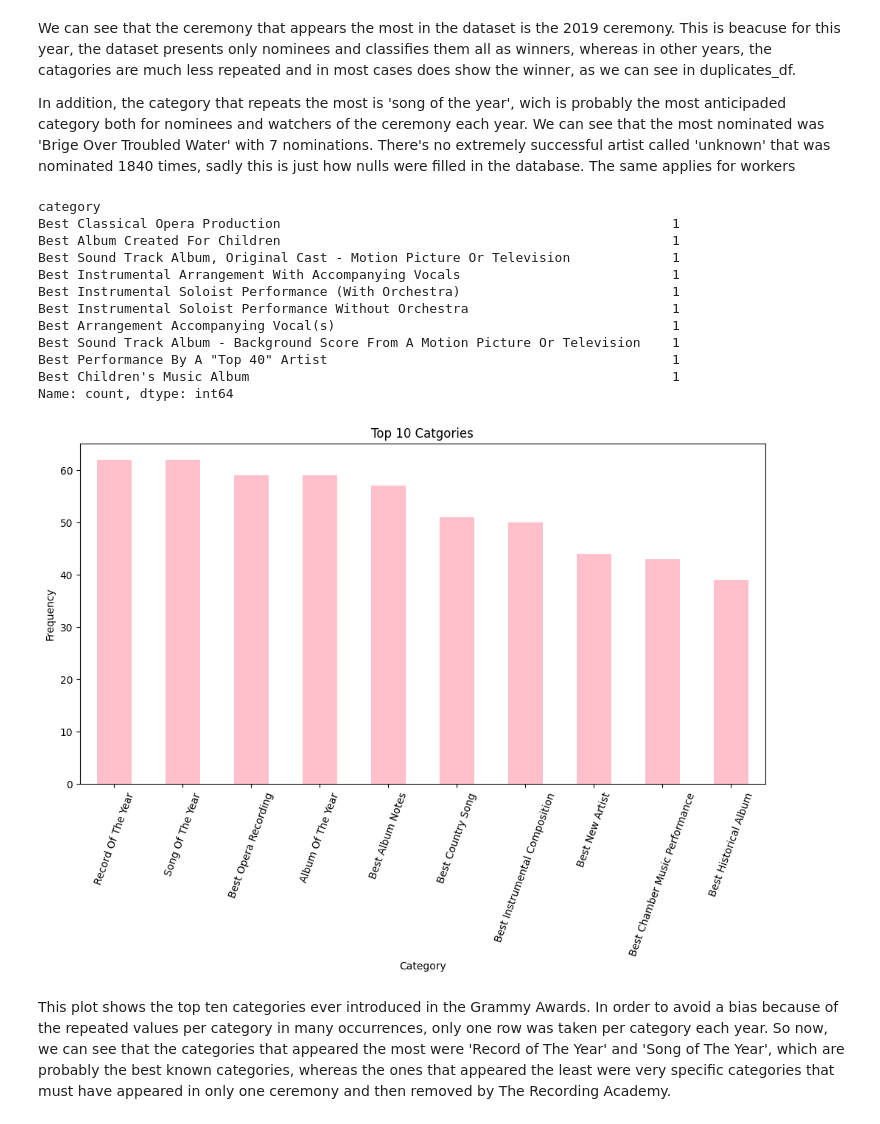
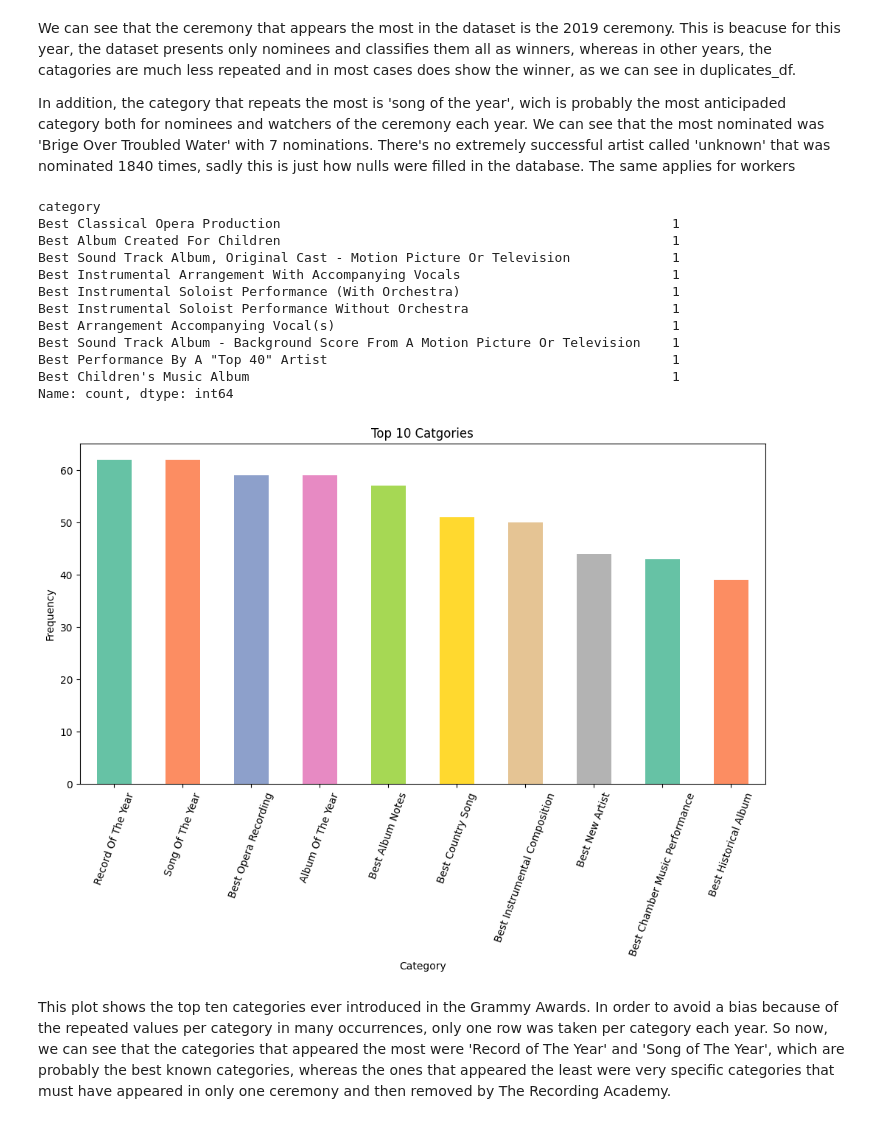
Before and after one commit to YOANGELICA/airflow_data_engineer_challenge, a Jupyter notebook: exploratory_data_analysis/grammys_eda.ipynb, the cells around one changed output. Drawn from its saved outputs; the diff is of its cells as text; code cells hidden in the pictures.

```diff
--- a/exploratory_data_analysis/grammys_eda.ipynb
+++ b/exploratory_data_analysis/grammys_eda.ipynb
@@ -7,7 +7,7 @@ import seaborn as sns
 import warnings
 warnings.filterwarnings('ignore')
 # %%
-with open('../db_config.json') as config_json:
+with open('../secrets/db_config.json') as config_json:
     config = json.load(config_json)
 
 conx = mysql.connector.connect(**config)
@@ -141,35 +141,36 @@ In addition, the category that repeats the most is 'song of the year', wich is p
 # %%
 first_occurrences_df = grammys_df.groupby(['year','title','category']).first().reset_index()
 first_occurrences_df.tail()
 
 cat_counts = first_occurrences_df['category'].value_counts()
 # print(cat_counts)
 
 top_10_categories = cat_counts.head(10)
 least_freq_categories = cat_counts.tail(10)
 print(least_freq_categories)
 
+colormap = plt.colormaps.get_cmap('Set2')
 plt.figure(figsize=(12, 6))
-top_10_categories.plot(kind='bar', color='pink')
+top_10_categories.plot(kind='bar', color=colormap.colors)
 plt.title('Top 10 Catgories')
 plt.xlabel('Category')
 plt.ylabel('Frequency')
 plt.xticks(rotation=70)
 plt.show()
 # %% [output]
 category
 Best Classical Opera Production                                                  1
 Best Album Created For Children                                                  1
 Best Sound Track Album, Original Cast - Motion Picture Or Television             1
 Best Instrumental Arrangement With Accompanying Vocals                           1
 Best Instrumental Soloist Performance (With Orchestra)                           1
 Best Instrumental Soloist Performance Without Orchestra                          1
 Best Arrangement Accompanying Vocal(s)                                           1
 Best Sound Track Album - Background Score From A Motion Picture Or Television    1
 Best Performance By A "Top 40" Artist                                            1
 Best Children's Music Album                                                      1
 Name: count, dtype: int64
-[figure, old version]
+[figure, new version]
 # %% [markdown]
 This plot shows the top ten categories ever introduced in the Grammy Awards. In order to avoid a bias because of the repeated values per category in many occurrences, only one row was taken per category each year. So now, we can see that the categories that appeared the most were 'Record of The Year' and 'Song of The Year', which are probably the best known categories, whereas the ones that appeared the least were very specific categories that must have appeared in only one ceremony and then removed by The Recording Academy.
 # %%
```
Also changed, not shown: parts of 10 cells of this notebook, 5 other files.
